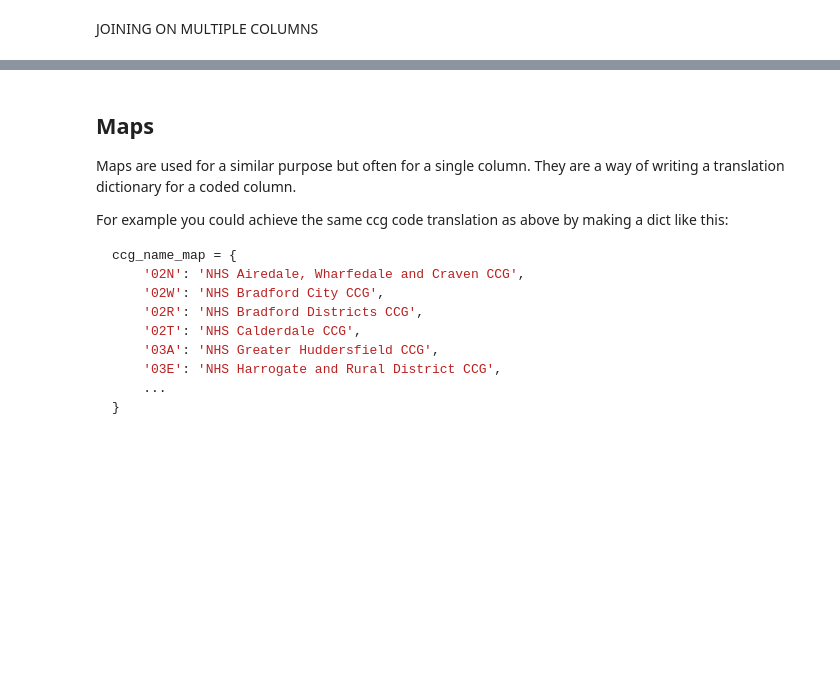
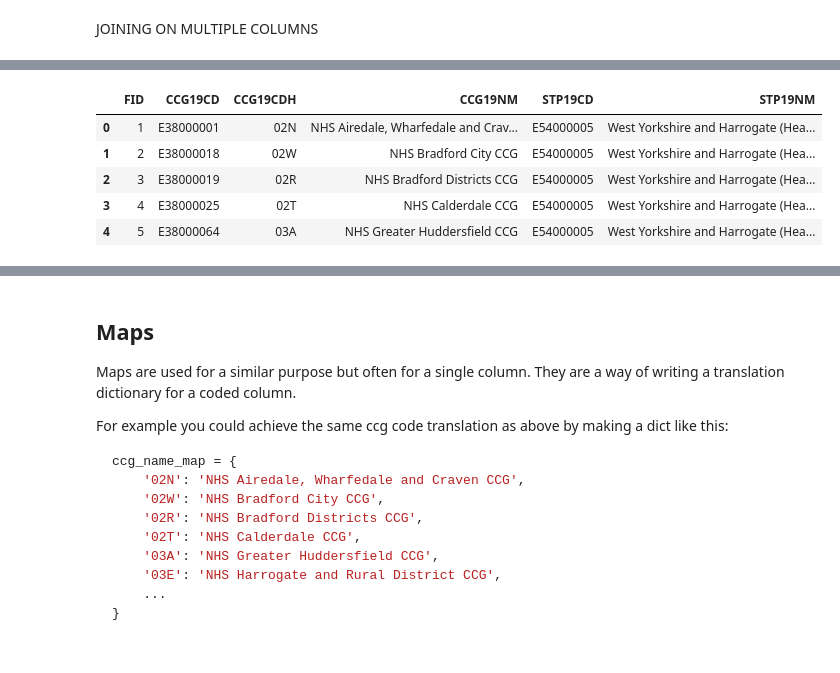
Before and after one commit to carnall-farrar/python_club, a Jupyter notebook: lessons/augmenting_datasets/augmenting_datasets.ipynb, the cells around one changed output, grey strips where cells are left out. Cells and saved outputs as stored; diff of their text form; code cells hidden in the pictures; blank space fills up the shorter version.

```diff
--- a/lessons/augmenting_datasets/augmenting_datasets.ipynb
+++ b/lessons/augmenting_datasets/augmenting_datasets.ipynb
@@ -191,0 +208,9 @@ ccgs = pd.read_csv('ccg_2019.csv')
+# %%
+ccgs.head()
+# %% [output]
+|  | FID | CCG19CD | CCG19CDH | CCG19NM | STP19CD | STP19NM |
+| 0 | 1 | E38000001 | 02N | NHS Airedale, Wharfedale and Crav... | E54000005 | West Yorkshire and Harrogate (Hea... |
+| 1 | 2 | E38000018 | 02W | NHS Bradford City CCG | E54000005 | West Yorkshire and Harrogate (Hea... |
+| 2 | 3 | E38000019 | 02R | NHS Bradford Districts CCG | E54000005 | West Yorkshire and Harrogate (Hea... |
+| 3 | 4 | E38000025 | 02T | NHS Calderdale CCG | E54000005 | West Yorkshire and Harrogate (Hea... |
+| 4 | 5 | E38000064 | 03A | NHS Greater Huddersfield CCG | E54000005 | West Yorkshire and Harrogate (Hea... |
```
Also changed, not shown: parts of 18 cells of this notebook.
